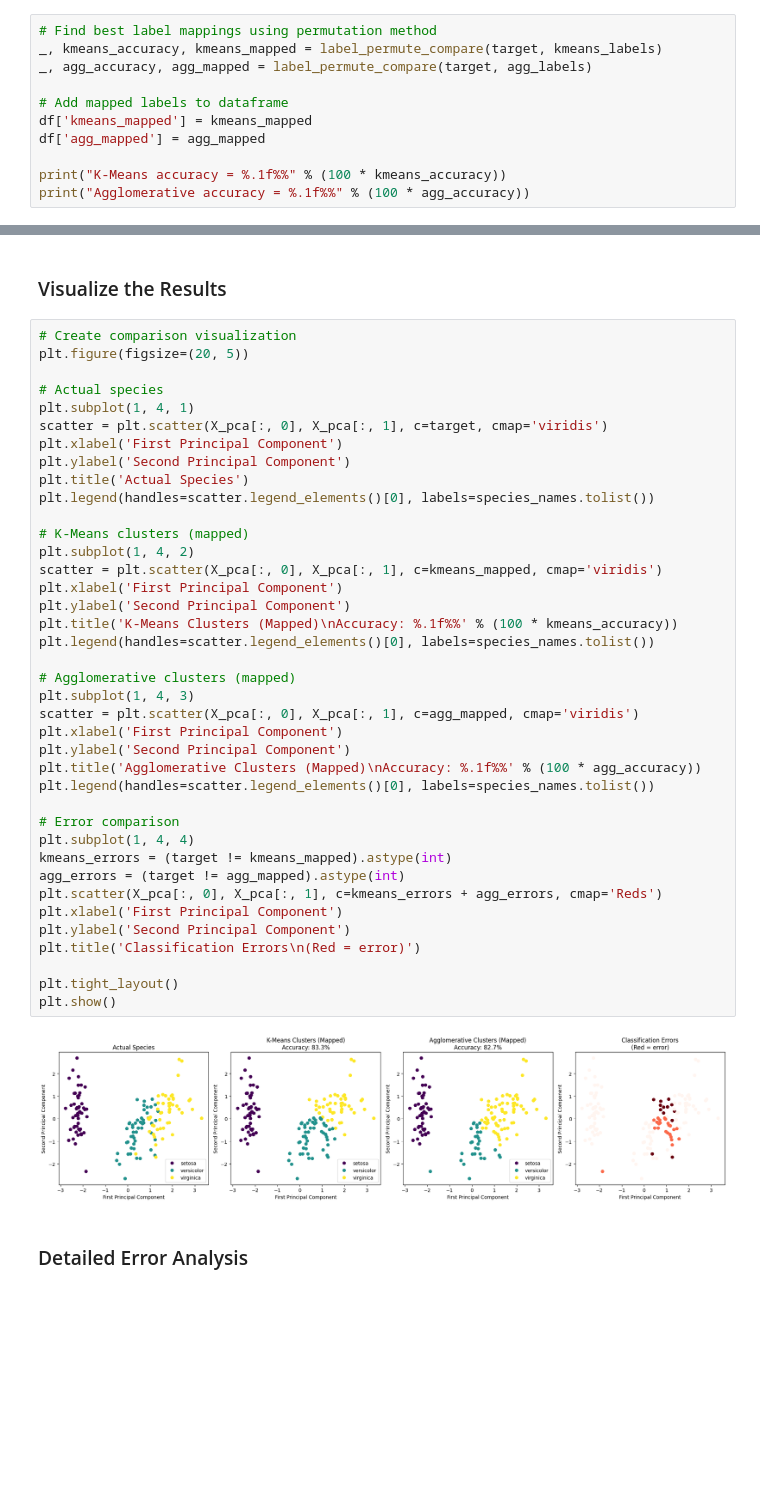
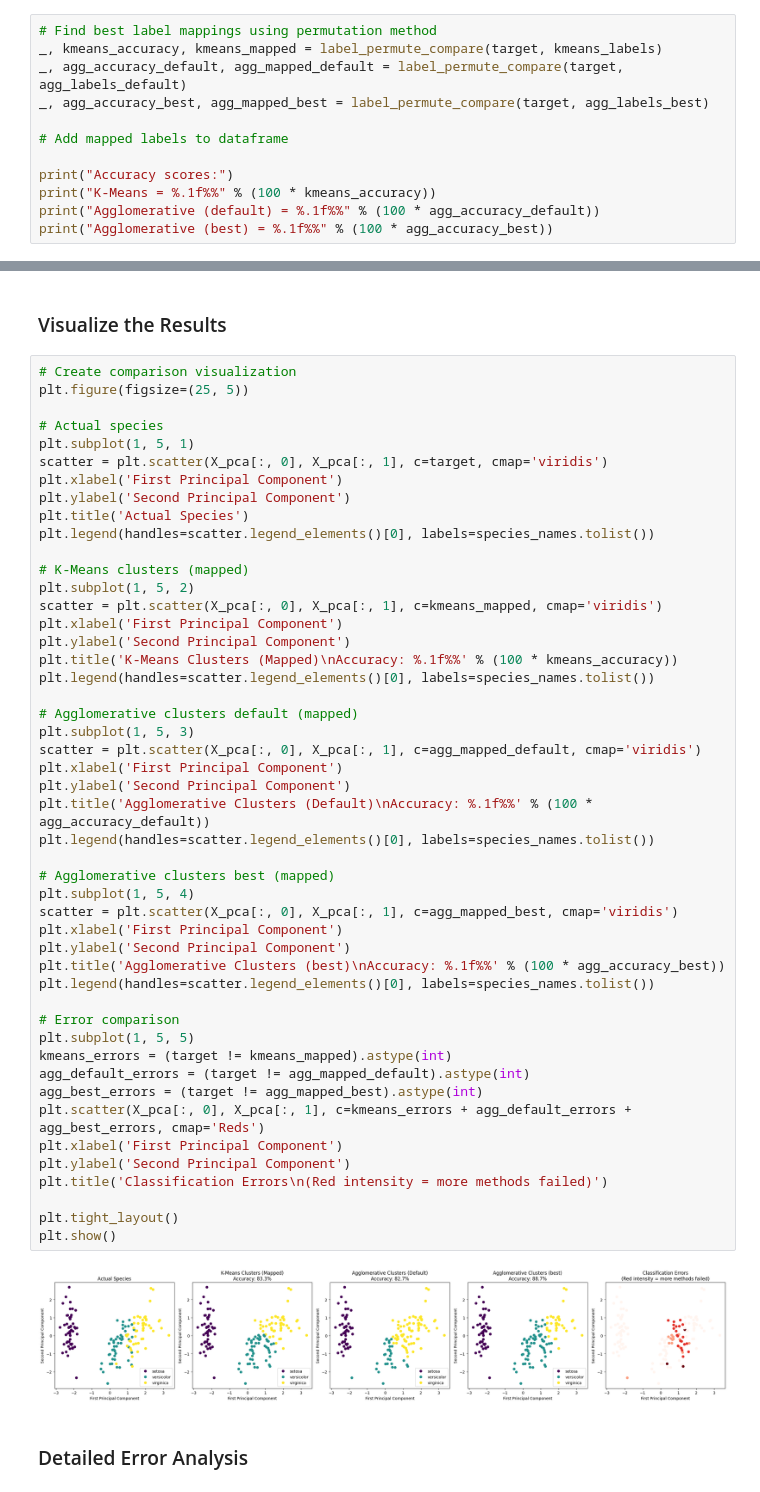
Before and after one commit to Farzat07/Kaggle-Mini-challenge---recommender-systems, a Jupyter notebook: Final iris.ipynb, the cells around one changed output, grey strips where cells are left out. Saved outputs shown, nothing was run; the diff lists cells and outputs as text; blank space fills up the shorter version.

```diff
--- a/Final iris.ipynb
+++ b/Final iris.ipynb
@@ -336,12 +496,13 @@ Agglomerative cluster distribution: [71 49 30]
 # %%
 # Find best label mappings using permutation method
 _, kmeans_accuracy, kmeans_mapped = label_permute_compare(target, kmeans_labels)
-_, agg_accuracy, agg_mapped = label_permute_compare(target, agg_labels)
+_, agg_accuracy_default, agg_mapped_default = label_permute_compare(target, agg_labels_default)
+_, agg_accuracy_best, agg_mapped_best = label_permute_compare(target, agg_labels_best)
 
 # Add mapped labels to dataframe
-df['kmeans_mapped'] = kmeans_mapped
-df['agg_mapped'] = agg_mapped
 
-print("K-Means accuracy = %.1f%%" % (100 * kmeans_accuracy))
-print("Agglomerative accuracy = %.1f%%" % (100 * agg_accuracy))
+print("Accuracy scores:")
+print("K-Means = %.1f%%" % (100 * kmeans_accuracy))
+print("Agglomerative (default) = %.1f%%" % (100 * agg_accuracy_default))
+print("Agglomerative (best) = %.1f%%" % (100 * agg_accuracy_best))
 # %% [output]
@@ -408,45 +583,54 @@ plt.show()
 ### Visualize the Results
 # %%
 # Create comparison visualization
-plt.figure(figsize=(20, 5))
+plt.figure(figsize=(25, 5))
 
 # Actual species
-plt.subplot(1, 4, 1)
+plt.subplot(1, 5, 1)
 scatter = plt.scatter(X_pca[:, 0], X_pca[:, 1], c=target, cmap='viridis')
 plt.xlabel('First Principal Component')
 plt.ylabel('Second Principal Component')
 plt.title('Actual Species')
 plt.legend(handles=scatter.legend_elements()[0], labels=species_names.tolist())
 
 # K-Means clusters (mapped)
-plt.subplot(1, 4, 2)
+plt.subplot(1, 5, 2)
 scatter = plt.scatter(X_pca[:, 0], X_pca[:, 1], c=kmeans_mapped, cmap='viridis')
 plt.xlabel('First Principal Component')
 plt.ylabel('Second Principal Component')
 plt.title('K-Means Clusters (Mapped)\nAccuracy: %.1f%%' % (100 * kmeans_accuracy))
 plt.legend(handles=scatter.legend_elements()[0], labels=species_names.tolist())
 
-# Agglomerative clusters (mapped)
-plt.subplot(1, 4, 3)
-scatter = plt.scatter(X_pca[:, 0], X_pca[:, 1], c=agg_mapped, cmap='viridis')
+# Agglomerative clusters default (mapped)
+plt.subplot(1, 5, 3)
+scatter = plt.scatter(X_pca[:, 0], X_pca[:, 1], c=agg_mapped_default, cmap='viridis')
 plt.xlabel('First Principal Component')
 plt.ylabel('Second Principal Component')
-plt.title('Agglomerative Clusters (Mapped)\nAccuracy: %.1f%%' % (100 * agg_accuracy))
+plt.title('Agglomerative Clusters (Default)\nAccuracy: %.1f%%' % (100 * agg_accuracy_default))
+plt.legend(handles=scatter.legend_elements()[0], labels=species_names.tolist())
+
+# Agglomerative clusters best (mapped)
+plt.subplot(1, 5, 4)
+scatter = plt.scatter(X_pca[:, 0], X_pca[:, 1], c=agg_mapped_best, cmap='viridis')
+plt.xlabel('First Principal Component')
+plt.ylabel('Second Principal Component')
+plt.title('Agglomerative Clusters (best)\nAccuracy: %.1f%%' % (100 * agg_accuracy_best))
 plt.legend(handles=scatter.legend_elements()[0], labels=species_names.tolist())
 
 # Error comparison
-plt.subplot(1, 4, 4)
+plt.subplot(1, 5, 5)
 kmeans_errors = (target != kmeans_mapped).astype(int)
-agg_errors = (target != agg_mapped).astype(int)
-plt.scatter(X_pca[:, 0], X_pca[:, 1], c=kmeans_errors + agg_errors, cmap='Reds')
+agg_default_errors = (target != agg_mapped_default).astype(int)
+agg_best_errors = (target != agg_mapped_best).astype(int)
+plt.scatter(X_pca[:, 0], X_pca[:, 1], c=kmeans_errors + agg_default_errors + agg_best_errors, cmap='Reds')
 plt.xlabel('First Principal Component')
 plt.ylabel('Second Principal Component')
-plt.title('Classification Errors\n(Red = error)')
+plt.title('Classification Errors\n(Red intensity = more methods failed)')
 
 plt.tight_layout()
 plt.show()
 # %% [output]
-[figure, old version]
+[figure, new version]
 # %% [markdown]
 ### Detailed Error Analysis
 # %%
```
Also changed, not shown: parts of 19 cells of this notebook.
